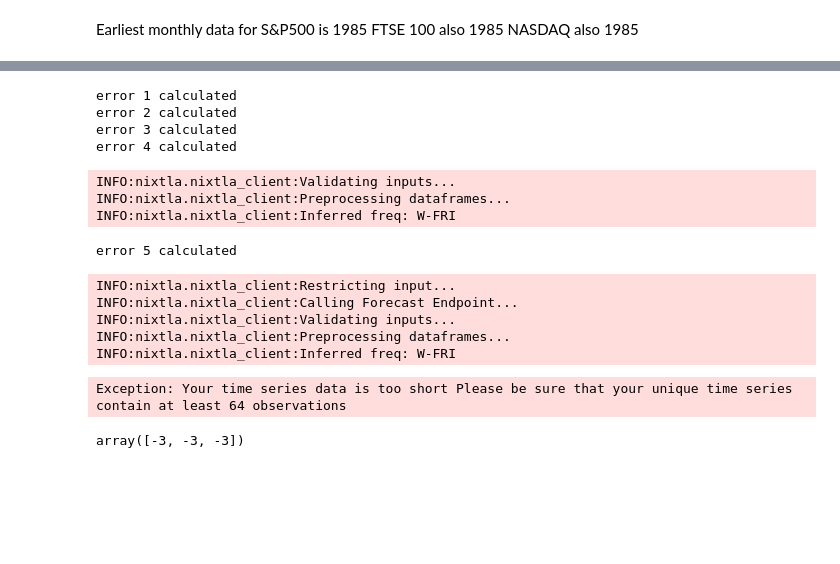
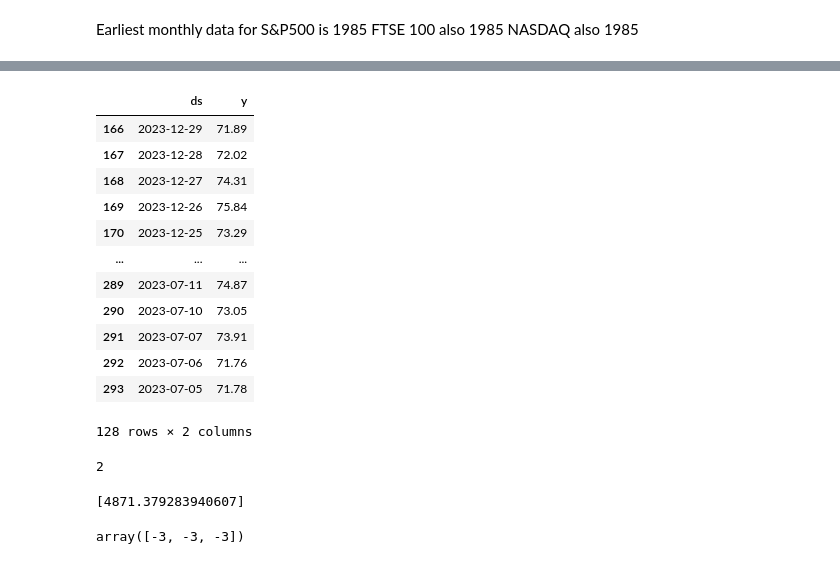
Before and after one commit to filip-topic/Time-Series-Foundation-Models-in-Financial-time-series-prediction, a Jupyter notebook: notebook.ipynb, the cells around one changed output, grey strips where cells are left out. Cells and saved outputs as stored; diff of their text form; code cells hidden in the pictures; blank space fills up the shorter version.

```diff
--- a/notebook.ipynb
+++ b/notebook.ipynb
@@ -39,22 +79,31 @@ a
+# %%
+a[:128]
+# %% [output]
+|  | ds | y |
+| 166 | 2023-12-29 | 71.89 |
+| 167 | 2023-12-28 | 72.02 |
+| 168 | 2023-12-27 | 74.31 |
+| 169 | 2023-12-26 | 75.84 |
+| 170 | 2023-12-25 | 73.29 |
+| ... | ... | ... |
+| 289 | 2023-07-11 | 74.87 |
+| 290 | 2023-07-10 | 73.05 |
+| 291 | 2023-07-07 | 73.91 |
+| 292 | 2023-07-06 | 71.76 |
+| 293 | 2023-07-05 | 71.78 |
+128 rows × 2 columns
+# %%
+min(2, 3)
+# %% [output]
+2
 # %%
 from modules.models import arima_hybrid
 
-pr = arima_hybrid.get_arima_timegpt_predictions(data=a, prediction_horizon=1, frequency="weekly", error_train_size = 64)
+pr = arima_hybrid.get_arima_timegpt_predictions(data=a, prediction_horizon=1, frequency="daily", error_train_size = 64)
-# %% [output]
-error 1 calculated
-error 2 calculated
-error 3 calculated
-error 4 calculated
-INFO:nixtla.nixtla_client:Validating inputs...
-INFO:nixtla.nixtla_client:Preprocessing dataframes...
-INFO:nixtla.nixtla_client:Inferred freq: W-FRI
-error 5 calculated
-INFO:nixtla.nixtla_client:Restricting input...
-INFO:nixtla.nixtla_client:Calling Forecast Endpoint...
-INFO:nixtla.nixtla_client:Validating inputs...
-INFO:nixtla.nixtla_client:Preprocessing dataframes...
-INFO:nixtla.nixtla_client:Inferred freq: W-FRI
-Exception: Your time series data is too short Please be sure that your unique time series contain at least 64 observations
+# %%
+pr
+# %% [output]
+[4871.379283940607]
 # %%
 import numpy as np
 np.array([1, 2, 3]) - np.array([4, 5, 6])
```
Also changed, not shown: parts of 11 cells of this notebook, 8 other files.
